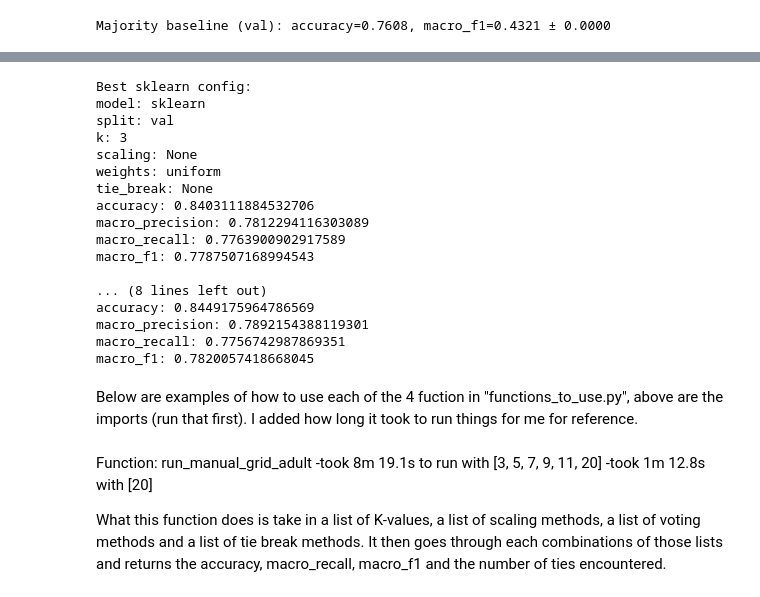
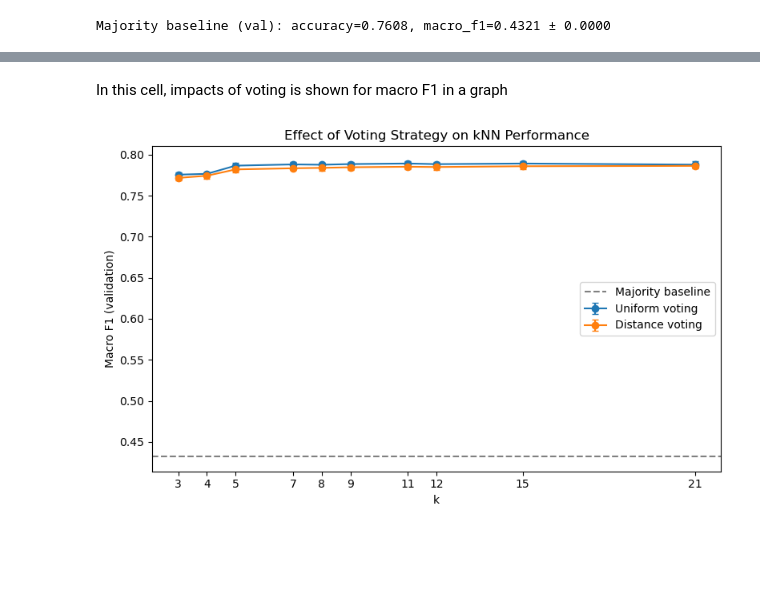
Before and after one commit to MoosTeunisse/MachineLearning-kNN-Project, a Jupyter notebook: src/results/result_outputs.ipynb, the cells around one changed output, grey strips where cells are left out. Drawn from its saved outputs; the diff is of its cells as text; code cells hidden in the pictures; blank space fills up the shorter version.

```diff
--- a/src/results/result_outputs.ipynb
+++ b/src/results/result_outputs.ipynb
@@ -150,35 +161,28 @@ information and possible workarounds, please see
+# %% [markdown]
+In this cell, impacts of voting is shown for macro F1 in a graph
 # %%
-print("Best sklearn config:")
-for key, value in best_sk.items():
-    print(f"{key}: {value}")
-print("\n--------------------")
-print("Test metrics for best sklearn config:")
-for key, value in final_sk_test.items():
-    print(f"{key}: {value}")
+fig, ax = plt.subplots(figsize=(8, 5))
+
+subset = df_manual_agg[
+    (df_manual_agg["scaling"].isna()) &
+    (df_manual_agg["tie_break"] == "nearest")
+]
+
+for voting in ["uniform", "distance"]:
+    data = subset[subset["weights"] == voting].sort_values("k")
+    ax.errorbar(
+        data["k"], data["macro_f1_mean"], yerr=data["macro_f1_std"],
+        marker="o", capsize=3, label=f"{voting.capitalize()} voting"
+    )
+
+ax.axhline(y=majority_f1_mean, color="gray", linestyle="--", label="Majority baseline")
+ax.set_xlabel("k")
+ax.set_ylabel("Macro F1 (validation)")
+ax.set_title("Effect of Voting Strategy on kNN Performance")
+ax.legend()
+ax.set_xticks(ks)
+plt.tight_layout()
+plt.savefig("results/fig2_voting_effect.png", dpi=150)
+plt.show()
 # %% [output]
-Best sklearn config:
-model: sklearn
-split: val
-k: 3
-scaling: None
-weights: uniform
-tie_break: None
-accuracy: 0.8403111884532706
-macro_precision: 0.7812294116303089
-macro_recall: 0.7763900902917589
-macro_f1: 0.7787507168994543
-
-... (8 lines left out)
-accuracy: 0.8449175964786569
-macro_precision: 0.7892154388119301
-macro_recall: 0.7756742987869351
-macro_f1: 0.7820057418668045
+[figure, added]
-# %% [markdown]
-Below are examples of how to use each of the 4 fuction in "functions_to_use.py", above are the imports (run that first).
-I added how long it took to run things for me for reference.
-# %% [markdown]
-Function: run_manual_grid_adult
--took 8m 19.1s to run with [3, 5, 7, 9, 11, 20]
--took 1m 12.8s with [20]
-
-What this function does is take in a list of K-values, a list of scaling methods, a list of voting methods and a list of tie break methods. It then goes through each combinations of those lists and returns the accuracy, macro_recall, macro_f1 and the number of ties encountered.
```
Also changed, not shown: parts of 14 cells of this notebook, 5 other files.
